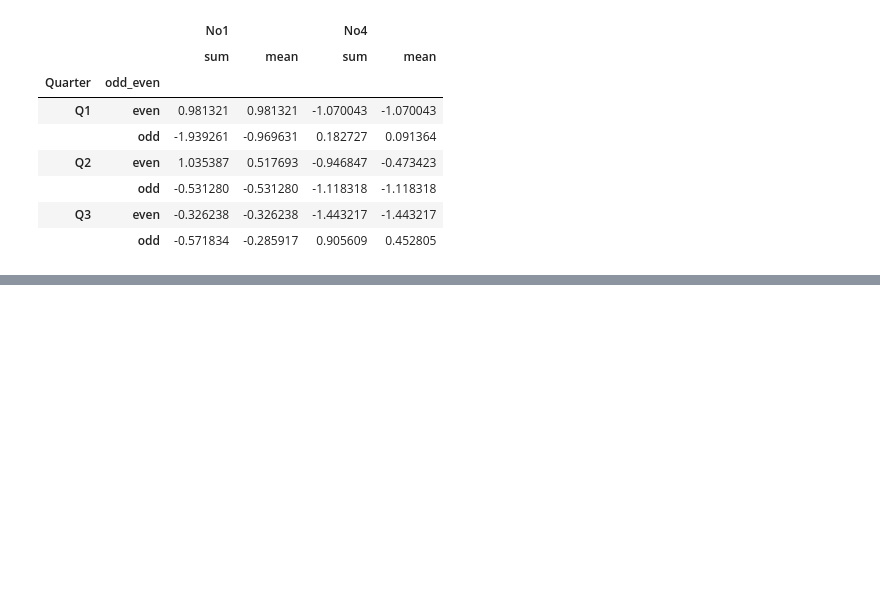
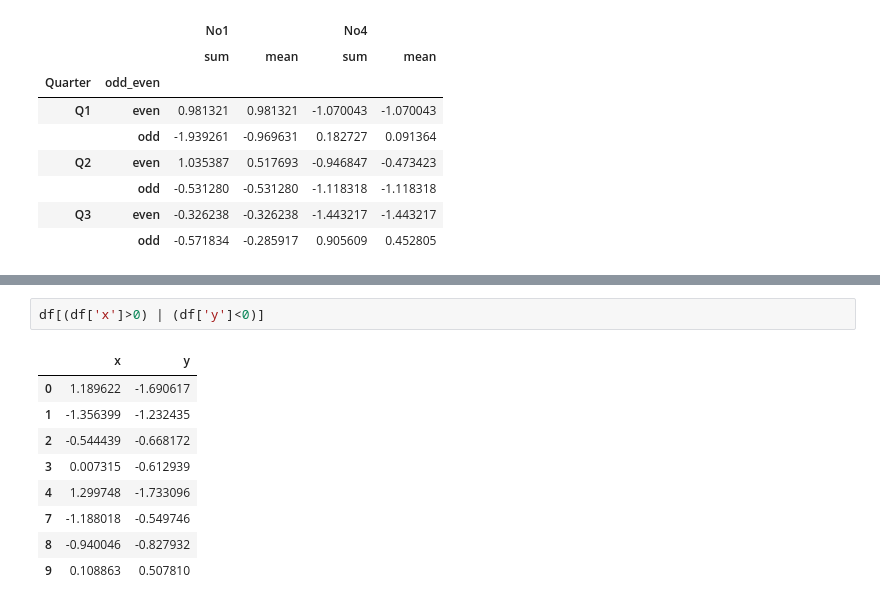
Before and after one commit to duxingru0206-ui/Python-for-Finance, a Jupyter notebook: Chapter_Code_Practice/Pandas.ipynb, the cells around one changed output, grey strips where cells are left out. Saved outputs shown, nothing was run; the diff lists cells and outputs as text; blank space fills up the shorter version.

```diff
--- a/Chapter_Code_Practice/Pandas.ipynb
+++ b/Chapter_Code_Practice/Pandas.ipynb
@@ -490,0 +585,12 @@ groups[['No1','No4']].aggregate([sum,np.mean])
+# %%
+df[(df['x']>0) | (df['y']<0)]
+# %% [output]
+|  | x | y |
+| 0 | 1.189622 | -1.690617 |
+| 1 | -1.356399 | -1.232435 |
+| 2 | -0.544439 | -0.668172 |
+| 3 | 0.007315 | -0.612939 |
+| 4 | 1.299748 | -1.733096 |
+| 7 | -1.188018 | -0.549746 |
+| 8 | -0.940046 | -0.827932 |
+| 9 | 0.108863 | 0.507810 |
```
Also changed, not shown: parts of 11 cells of this notebook.
